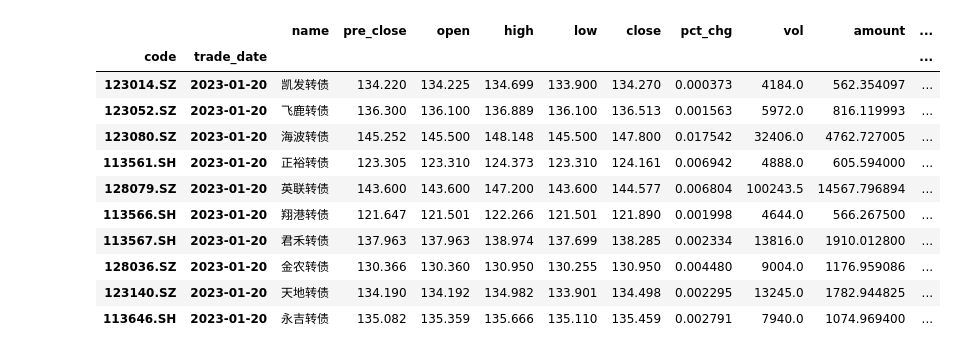
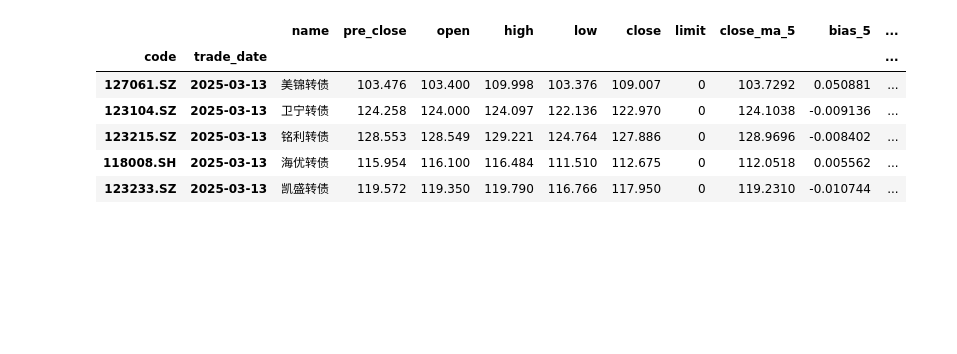
Before and after one commit to Shoreline-ai/Monterey, a Jupyter notebook: backtest/三低日内止盈代码.ipynb, the cells around one changed output. Saved outputs shown, nothing was run; the diff lists cells and outputs as text; code cells hidden in the pictures; blank space fills up the shorter version.

```diff
--- a/backtest/三低日内止盈代码.ipynb
+++ b/backtest/三低日内止盈代码.ipynb
@@ -18,9 +44,32 @@ c_rate =  1 / 10000 # 买卖一次花费的总佣金和滑点（双边）
 benchmark = 'index_jsl' # 选择基准，集思录等权:index_jsl, 沪深300:index_300, 中证1000:index_1000, 国证2000:index_2000
-# %%
-# 排除设置
-df = df[(df.index.get_level_values('trade_date') >= start_date) & (df.index.get_level_values('trade_date') <= end_date)] # 选择时间范围内数据
-df['filter'] = False # 初始化过滤器
-df.loc[df.is_call.isin(['已公告强赎', '公告到期赎回','公告实施强赎', '公告提示强赎', '已满足强赎条件']), 'filter'] = True # 排除赎回状态
-df.loc[df.close > 150, 'filter'] = True # 排除收盘价大于150的标的
-df.loc[df.close < 100, 'filter'] = True # 排除收盘价小于100的标的
-df.loc[df.list_days <= 3, 'filter'] = True # 排除新债
+# %%
+# df['max_value'] = df.groupby('code')['close'].transform('max')
+
+# df['max_value_position'] = df['close']/df['max_value']
+
+df['max_value'] = df.groupby('code')['close'].cummax().shift(1)
+
+df['max_value_position'] = df['close']/df['max_value']
+# 排除设置
+df = df[(df.index.get_level_values('trade_date') >= start_date) & (df.index.get_level_values('trade_date') <= end_date)] # 选择时间范围内数据
+df['filter'] = False # 初始化过滤器
+df.loc[df.is_call.isin(['已公告强赎', '公告到期赎回','公告实施强赎', '公告提示强赎', '已满足强赎条件']), 'filter'] = True # 排除赎回状态
+# df.loc[df.high > 188, 'filter'] = True # 排除收盘价大于150的标的
+df.loc[df.close > 155, 'filter'] = True # 排除收盘价大于150的标的
+df.loc[df.close < 102, 'filter'] = True # 排除收盘价小于100的标的
+
+df.loc[df.amount < 1000, 'filter'] = True # 排除新债
+df.loc[df.volatility < 0.02, 'filter'] = True # 排除新债
+df.loc[df.pct_chg > 0.06, 'filter'] = True # 排除新债
+df.loc[df.pct_chg < -0.15, 'filter'] = True # 排除新债
+df.loc[df.close_stk < 3, 'filter'] = True # 排除新债
+# df.loc[df.bias_5 > 0.3, 'filter'] = True # 排除新债
+# df.loc[df.redeem_remain_days < 10, 'filter'] = True # 排除新债
+# df.loc[df.conv_prem > 0.5, 'filter'] = True # 排除新债
+# df.loc[df.remain_size > 30, 'filter'] = True # 排除新债
+# df.loc[df.pct_chg > 0.-15, 'filter'] = True # 排除新债
+# df.loc[df.pct_chg_5 > 0.3, 'filter'] = True # 排除新债
+
+
+df.loc[df.left_years < 0.7, 'filter'] = True # 排除新债
+df.loc[df.list_days <= 3, 'filter'] = True # 排除新债
@@ -27,4 +239,4 @@ df.loc[df.list_days <= 3, 'filter'] = True # 排除新债
 # %%
 # 计算三低值
 df['SDZ']=(df.loc[df['filter'] == False,'close'] *(1+df.loc[df['filter'] == False,'conv_prem'])  * df.loc[df['filter'] == False,'remain_size'])
-df['rank'] = df.groupby('trade_date')['SDZ'].rank('first', ascending=True) # 按总分从高到低计算排名
+# df['rank'] = df.groupby('trade_date')['SDZ'].rank('first', ascending=True) # 按总分从高到低计算排名
@@ -99,17 +368,12 @@ Strategy Visualization
 ... (8 outputs left out)
 # %%
 # 查看某个交易日选出的标的
-df.loc[idx[:,'2023-01-20'],:].sort_values(by='rank') # 查看某日
+df.loc[idx[:,'2025-03-13'],:].sort_values(by='rank') # 查看某日
 # %% [output]
-|  |  | name | pre_close | open | high | low | close | pct_chg | vol | amount | ... |
+|  |  | name | pre_close | open | high | low | close | limit | close_ma_5 | bias_5 | ... |
 | code | trade_date |  |  |  |  |  |  |  |  |  | ... |
-| 123014.SZ | 2023-01-20 | 凯发转债 | 134.220 | 134.225 | 134.699 | 133.900 | 134.270 | 0.000373 | 4184.0 | 562.354097 | ... |
-| 123052.SZ | 2023-01-20 | 飞鹿转债 | 136.300 | 136.100 | 136.889 | 136.100 | 136.513 | 0.001563 | 5972.0 | 816.119993 | ... |
-| 123080.SZ | 2023-01-20 | 海波转债 | 145.252 | 145.500 | 148.148 | 145.500 | 147.800 | 0.017542 | 32406.0 | 4762.727005 | ... |
-| 113561.SH | 2023-01-20 | 正裕转债 | 123.305 | 123.310 | 124.373 | 123.310 | 124.161 | 0.006942 | 4888.0 | 605.594000 | ... |
-| 128079.SZ | 2023-01-20 | 英联转债 | 143.600 | 143.600 | 147.200 | 143.600 | 144.577 | 0.006804 | 100243.5 | 14567.796894 | ... |
-| 113566.SH | 2023-01-20 | 翔港转债 | 121.647 | 121.501 | 122.266 | 121.501 | 121.890 | 0.001998 | 4644.0 | 566.267500 | ... |
-| 113567.SH | 2023-01-20 | 君禾转债 | 137.963 | 137.963 | 138.974 | 137.699 | 138.285 | 0.002334 | 13816.0 | 1910.012800 | ... |
-| 128036.SZ | 2023-01-20 | 金农转债 | 130.366 | 130.360 | 130.950 | 130.255 | 130.950 | 0.004480 | 9004.0 | 1176.959086 | ... |
-| 123140.SZ | 2023-01-20 | 天地转债 | 134.190 | 134.192 | 134.982 | 133.901 | 134.498 | 0.002295 | 13245.0 | 1782.944825 | ... |
-| 113646.SH | 2023-01-20 | 永吉转债 | 135.082 | 135.359 | 135.666 | 135.110 | 135.459 | 0.002791 | 7940.0 | 1074.969400 | ... |
+| 127061.SZ | 2025-03-13 | 美锦转债 | 103.476 | 103.400 | 109.998 | 103.376 | 109.007 | 0 | 103.7292 | 0.050881 | ... |
+| 123104.SZ | 2025-03-13 | 卫宁转债 | 124.258 | 124.000 | 124.097 | 122.136 | 122.970 | 0 | 124.1038 | -0.009136 | ... |
+| 123215.SZ | 2025-03-13 | 铭利转债 | 128.553 | 128.549 | 129.221 | 124.764 | 127.886 | 0 | 128.9696 | -0.008402 | ... |
+| 118008.SH | 2025-03-13 | 海优转债 | 115.954 | 116.100 | 116.484 | 111.510 | 112.675 | 0 | 112.0518 | 0.005562 | ... |
+| 123233.SZ | 2025-03-13 | 凯盛转债 | 119.572 | 119.350 | 119.790 | 116.766 | 117.950 | 0 | 119.2310 | -0.010744 | ... |
```
Also changed, not shown: parts of 11 cells of this notebook, 12 other files.
